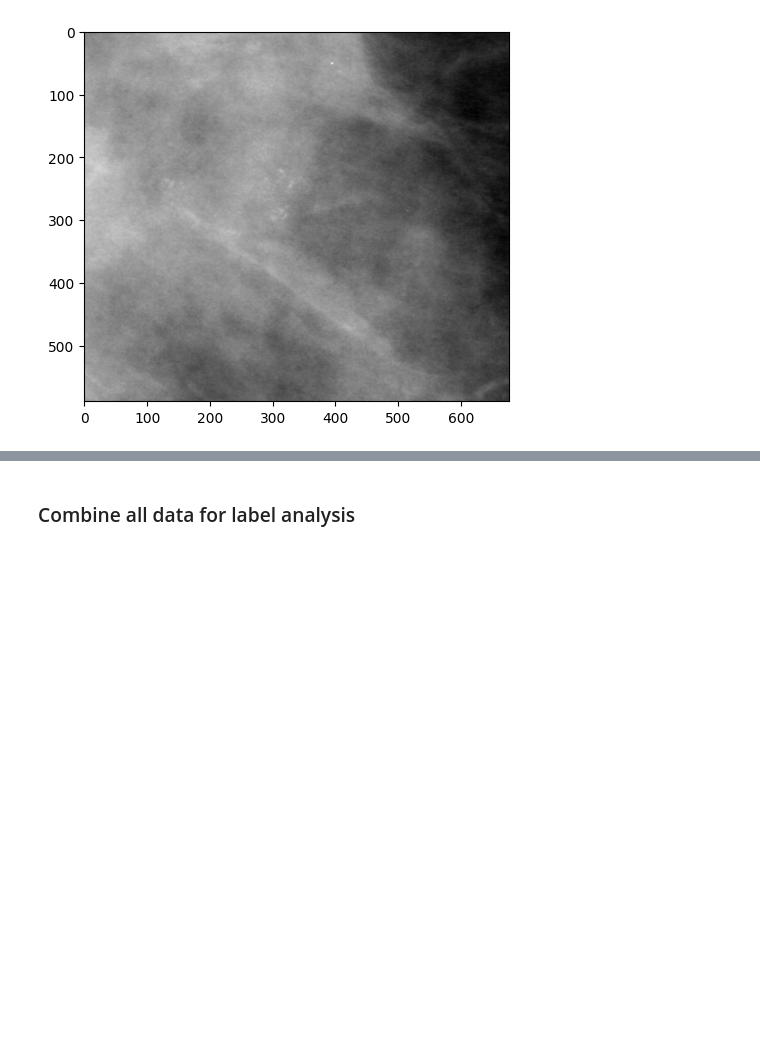
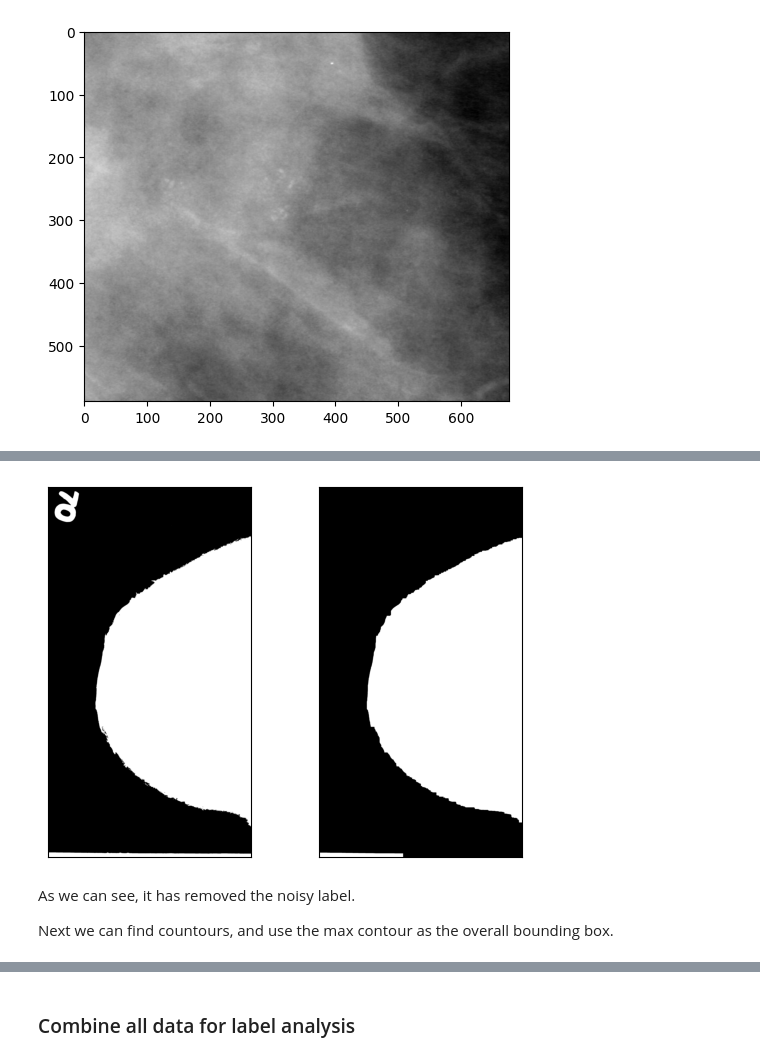
Before and after one commit to lextoumbourou/cm3070-final-project, a Jupyter notebook: notebooks/01-cbis-ddsm.ipynb, the cells around one changed output, grey strips where cells are left out. Saved outputs shown, nothing was run; the diff lists cells and outputs as text; code cells hidden in the pictures; blank space fills up the shorter version.

```diff
--- a/notebooks/01-cbis-ddsm.ipynb
+++ b/notebooks/01-cbis-ddsm.ipynb
@@ -218,0 +281,17 @@ plt.imshow(Image.open(cropped_img_path), cmap="grey")
+# %%
+def apply_morphological_transforms(
+    thresh_frame, iterations: int = 2
+):
+    kernel = np.ones((100, 100), np.uint8)
+    opened_mask = cv2.morphologyEx(thresh_frame, cv2.MORPH_OPEN, kernel)
+    closed_mask = cv2.morphologyEx(opened_mask, cv2.MORPH_CLOSE, kernel, iterations=iterations)
+    return closed_mask
+# %%
+morph_img = apply_morphological_transforms(breast_mask)
+show_img_grid(breast_mask, morph_img)
+# %% [output]
+[figure, added]
+# %% [markdown]
+As we can see, it has removed the noisy label.
+
+Next we can find countours, and use the max contour as the overall bounding box.
```
Also changed, not shown: parts of 29 cells of this notebook, 1 other file.
